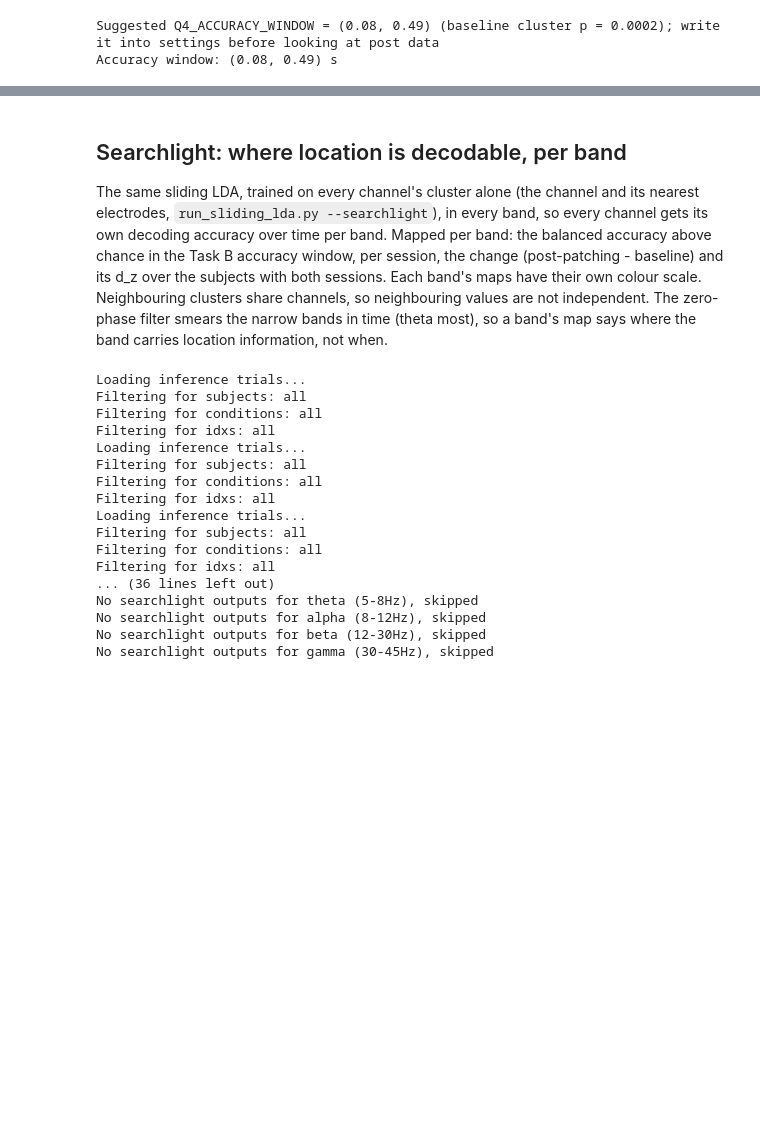
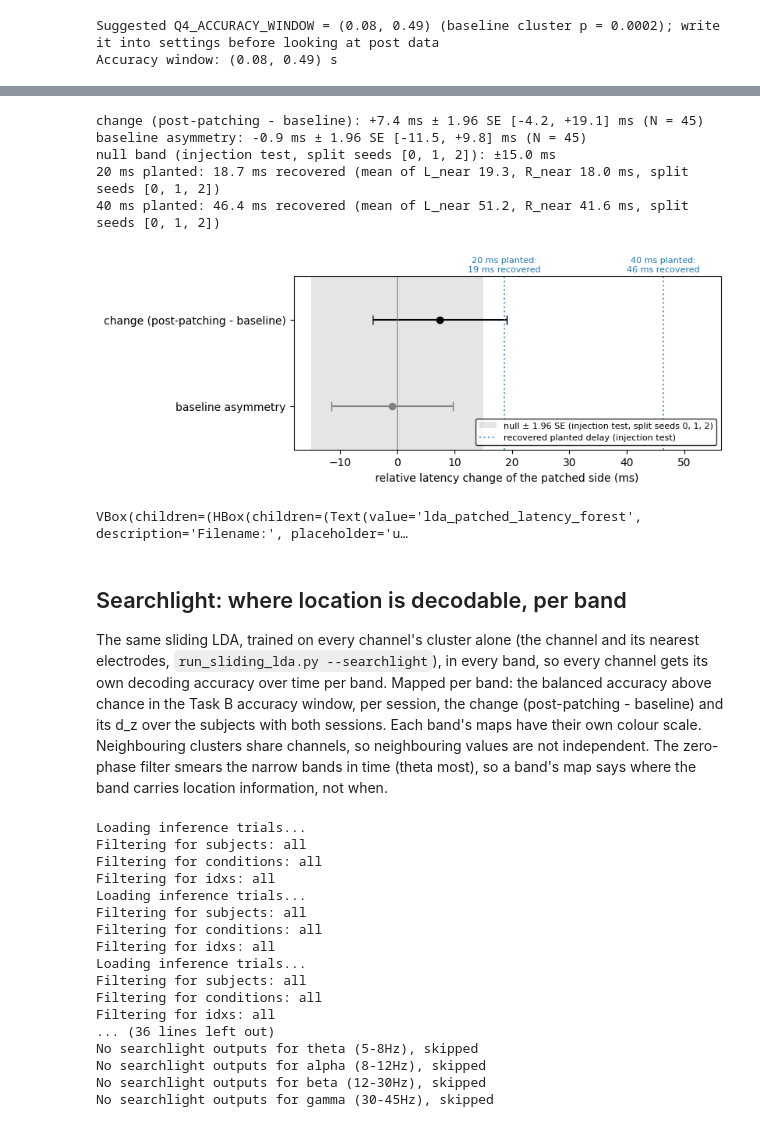
Before and after one commit to gaborab/plasticity_foundation, a Jupyter notebook: notebooks/LDA.ipynb, the cells around one changed output, grey strips where cells are left out. Saved outputs shown, nothing was run; the diff lists cells and outputs as text; code cells hidden in the pictures; blank space fills up the shorter version.

```diff
--- a/notebooks/LDA.ipynb
+++ b/notebooks/LDA.ipynb
@@ -628,3 +637,75 @@ Q4 subjects with a known patched eye: 45
+# %%
+# THESIS FIGURE: the patched side's relative latency change at the near locations (Task B, patched - other), mean ±1.96
+# SE (jackknife), with the baseline asymmetry, and the sensitivity of the measure from the delay injection test
+# (notebooks/decoding_injections.ipynb, the per-subject files of its run_lda cell, all split seeds): for every planted near
+# delay the recovered delay = planted run - null run of the same split, signed so that the planted delay is positive,
+# averaged over the split seeds and over L_near and R_near (both sides recover about the same), drawn as a blue line.
+# Grey band: ±1.96 single-split SE of the injection test's null run (two halves of the baseline, no plant) for the same
+# contrast around 0, as in the recovery figure: pooled SD of the subject x seed jackknife pseudo-values (each centred on
+# its seed's mean) / sqrt(number of subjects)
+injection_stats_dir = settings.BASE_DIR / "outputs" / "decoding_inj_outputs" / "LDA"
+injection_prefix = "lda_injection"  # the injection runs of the recovery figure
+marked_delays = [0.02, 0.04]  # planted delays (s) marked on the x axis
+show_baseline = True  # second row: the patched - other latency difference at baseline
+
+kinds = {"change": "change (post-patching - baseline)", "baseline only": "baseline asymmetry"}
+if not show_baseline:
+    kinds.pop("baseline only")
+latency = q4[(q4["contrast"] == "patched - other") & (q4["measure"] == "latency") & (q4["ecc"] == "near")].set_index("kind")
+
+# the null run's per-subject pseudo-values of the patched - other latency change at near, every split seed: the
+# single-split SE of the grey band, and every seed's estimate (latency of the mean curves) to subtract
+null_near = pd.read_csv(injection_stats_dir / f"{injection_prefix}_null_subjects.csv")
+null_near = null_near[(null_near["measure"] == "latency") & (null_near["ecc"] == "near")].dropna(subset=["value"])
+injection_seeds = sorted(null_near["seed"].unique())
+centred = null_near["value"] - null_near.groupby("seed")["value"].transform("mean")
+null_se = np.sqrt((centred ** 2).sum() / (len(null_near) - len(injection_seeds))) / np.sqrt(null_near["subject"].nunique())
+null_estimates = null_near.drop_duplicates("seed").set_index("seed")["estimate"]
+
+# the planted near delays: one estimate per run (class, size, seed), recovered = planted - null of the same seed, signed
+delays = pd.read_csv(injection_stats_dir / f"{injection_prefix}_recovery_subjects.csv")
+delays = delays[(delays["type"] == "delay") & (delays["measure"] == "latency") & (delays["ecc"] == "near")]
+delays = delays.drop_duplicates(["class", "size", "seed"]).copy()
+delays["recovered"] = (delays["estimate"] - delays["seed"].map(null_estimates)) * delays["sign"]
+recovered_by_side = delays.groupby(["size", "class"])["recovered"].mean()  # mean over the split seeds
+
+fig, ax = plt.subplots(figsize=(8, 1.6 + 0.7 * len(kinds)), layout="constrained")
+for y, (kind, label) in enumerate(kinds.items()):
+    row = latency.loc[kind]
+    half_width = 1.96 * row["se"]
+    ax.errorbar(row["estimate"] * 1000, y, xerr=half_width * 1000, fmt="o", capsize=4, color="black" if kind == "change" else "gray")
+    print(f"{label}: {row['estimate'] * 1000:+.1f} ms ± 1.96 SE [{(row['estimate'] - half_width) * 1000:+.1f}, "
+          f"{(row['estimate'] + half_width) * 1000:+.1f}] ms (N = {int(row['n'])})")
+ax.axvline(0, color="gray", linewidth=0.8)
+ax.axvspan(-1.96 * null_se * 1000, 1.96 * null_se * 1000, color="gray", alpha=0.2, linewidth=0,
+           label=f"null ± 1.96 SE (injection test, split seeds {', '.join(map(str, injection_seeds))})")
+print(f"null band (injection test, split seeds {injection_seeds}): ±{1.96 * null_se * 1000:.1f} ms")
+recovered_marks = []
+for i, planted in enumerate(marked_delays):
+    by_side = recovered_by_side[np.isclose(recovered_by_side.index.get_level_values("size"), planted)] * 1000
+    recovered = by_side.mean()  # one number: the mean over L_near and R_near
+    recovered_marks.append(recovered)
+    ax.axvline(recovered, color="tab:blue", linestyle=":", alpha=0.7,
+               label="recovered planted delay (injection test)" if i == 0 else None)
+    ax.text(recovered, 1.02, f"{planted * 1000:g} ms planted:\n{recovered:.0f} ms recovered",
+            transform=ax.get_xaxis_transform(), ha="center", va="bottom", fontsize=8, color="tab:blue")
+    print(f"{planted * 1000:g} ms planted: {recovered:.1f} ms recovered (mean of "
+          + ", ".join(f"{side} {value:.1f}" for (_, side), value in by_side.items()) + f" ms, split seeds {injection_seeds})")
+ax.set_yticks(range(len(kinds)), list(kinds.values()))
+ax.set_ylim(len(kinds) - 0.5, -0.5)
+ax.set_xlim(right=max(ax.get_xlim()[1], max(recovered_marks) + 10))  # room for the last label
+ax.set_xlabel("relative latency change of the patched side (ms)")
+ax.legend(loc="lower right", fontsize=8).get_frame().set_edgecolor("black")
+plt.show()
+plotting.save_button(fig, save_dir=settings.THESIS_FIGURE_DIR, default_name="lda_patched_latency_forest")
+# %% [output]
+change (post-patching - baseline): +7.4 ms ± 1.96 SE [-4.2, +19.1] ms (N = 45)
+baseline asymmetry: -0.9 ms ± 1.96 SE [-11.5, +9.8] ms (N = 45)
+null band (injection test, split seeds [0, 1, 2]): ±15.0 ms
+20 ms planted: 18.7 ms recovered (mean of L_near 19.3, R_near 18.0 ms, split seeds [0, 1, 2])
+40 ms planted: 46.4 ms recovered (mean of L_near 51.2, R_near 41.6 ms, split seeds [0, 1, 2])
+[figure, added]
+VBox(children=(HBox(children=(Text(value='lda_patched_latency_forest', description='Filename:', placeholder='u…
 # %% [markdown]
 ## Searchlight: where location is decodable, per band
 The same sliding LDA, trained on every channel's cluster alone (the channel and its nearest electrodes,
```
Also changed, not shown: parts of 6 cells of this notebook, 10 other files.
